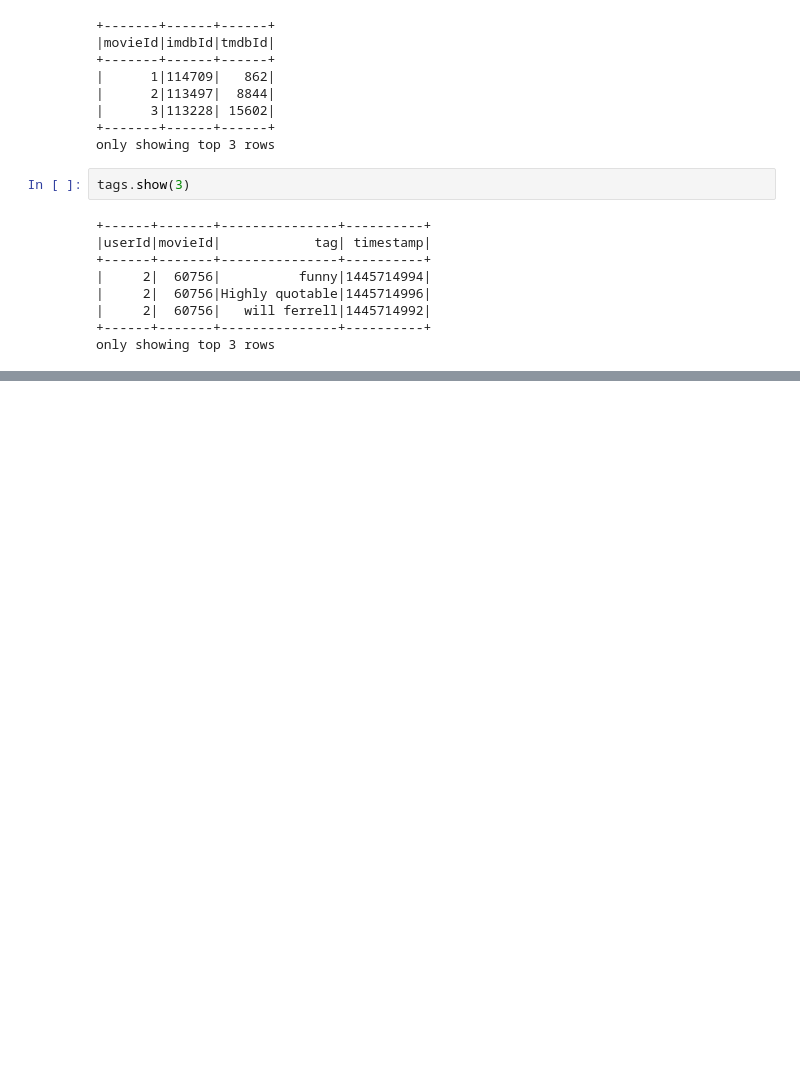
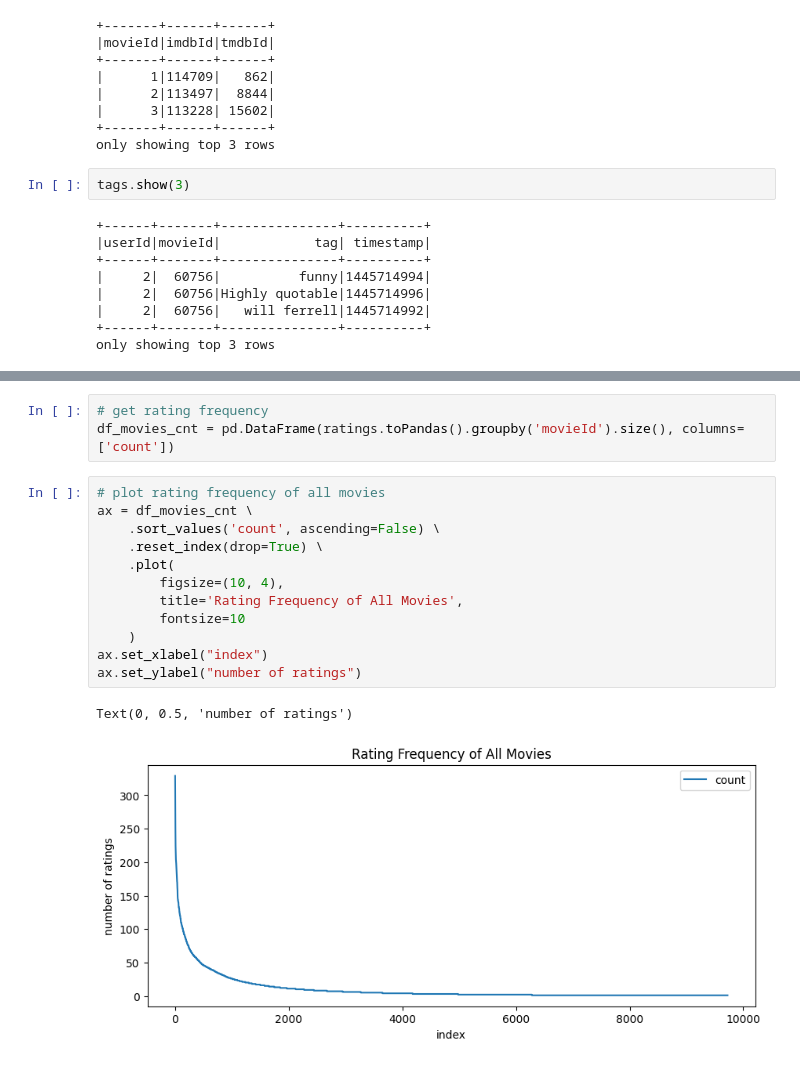
Before and after one commit to Pappa/ML, a Jupyter notebook: notebooks/projects/movie-recommendations.ipynb, the cells around one changed output, grey strips where cells are left out. Saved outputs shown, nothing was run; the diff lists cells and outputs as text; blank space fills up the shorter version.

Commit message:
EDA for Movie Recommendations

```diff
--- a/notebooks/projects/movie-recommendations.ipynb
+++ b/notebooks/projects/movie-recommendations.ipynb
@@ -82,0 +186,18 @@ only showing top 3 rows
+# %%
+# get rating frequency
+df_movies_cnt = pd.DataFrame(ratings.toPandas().groupby('movieId').size(), columns=['count'])
+# %%
+# plot rating frequency of all movies
+ax = df_movies_cnt \
+    .sort_values('count', ascending=False) \
+    .reset_index(drop=True) \
+    .plot(
+        figsize=(10, 4),
+        title='Rating Frequency of All Movies',
+        fontsize=10
+    )
+ax.set_xlabel("index")
+ax.set_ylabel("number of ratings")
+# %% [output]
+Text(0, 0.5, 'number of ratings')
+[figure, added]
```
Also changed, not shown: parts of 10 cells of this notebook.
